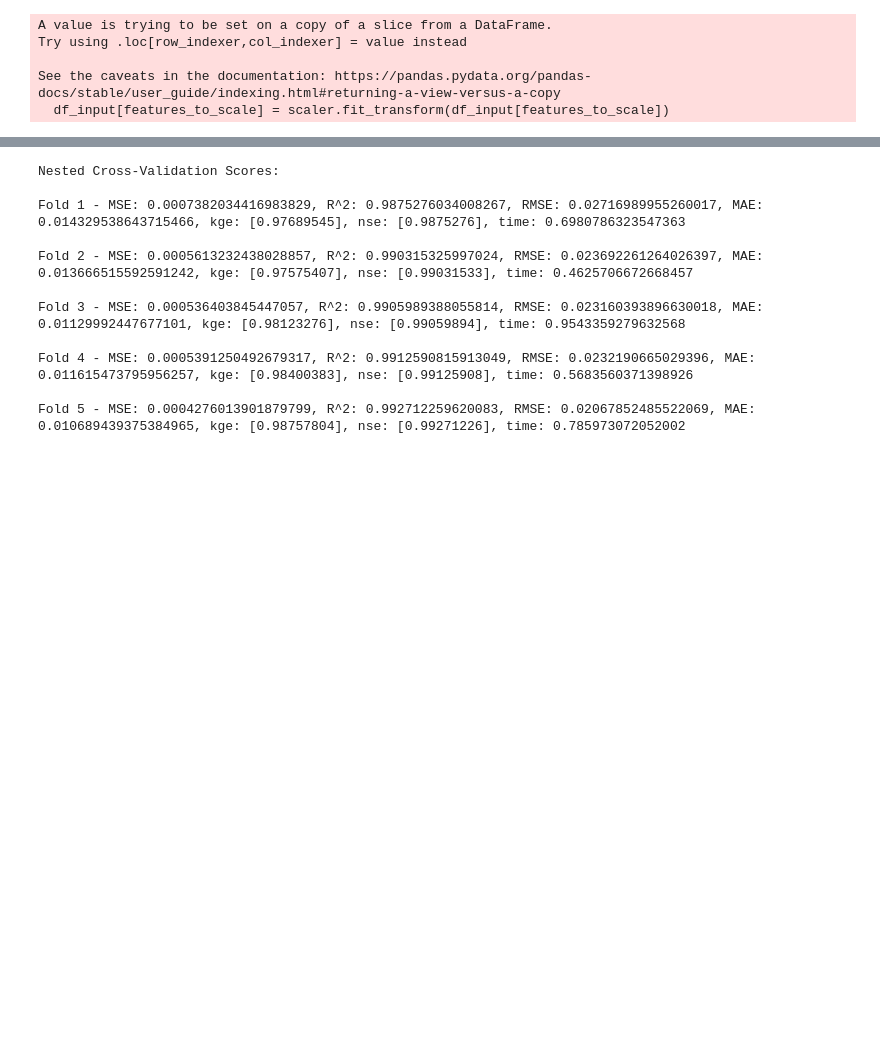
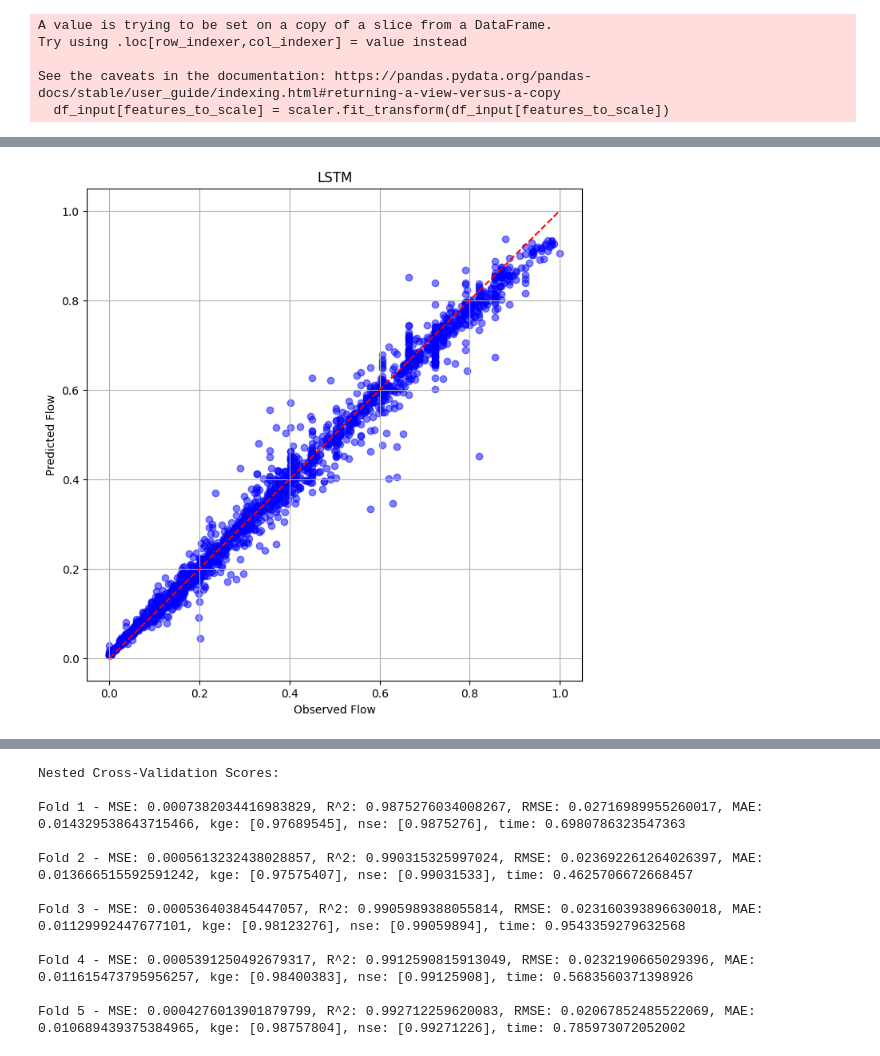
Before and after one commit to UkeshThapa/Snowmelt-Driven-Streamflow-Prediction, a Jupyter notebook: snowmelt_prediction_LSTM.ipynb, the cells around one changed output, grey strips where cells are left out. Drawn from its saved outputs; the diff is of its cells as text; code cells hidden in the pictures; blank space fills up the shorter version.

Commit message:
update lstm and svr

```diff
--- a/snowmelt_prediction_LSTM.ipynb
+++ b/snowmelt_prediction_LSTM.ipynb
@@ -144,7 +144,7 @@ import numpy as np
 
 # data scaled
 
-df_input = df_snow_melting[['Q','SCA', 'T']]
+df_input = df_snow_melting[['Q','SCA', 'T','P']]
 
 
 def min_max_scaling(data):
@@ -156,7 +156,7 @@ def min_max_scaling(data):
     return scaled_data, min_val, max_val
 
 # Assuming df_snow_melting is your DataFrame
-columns_to_scale = ['Q', 'SCA', 'T']
+columns_to_scale = ['Q', 'SCA', 'T', 'P']
 scaled_df = df_input.copy()
 
 # Apply min-max scaling to specified columns
@@ -371,8 +369,8 @@ for fold_outer_idx, (train_ix, test_ix) in enumerate(outer_cv.split(X)):
             build_lstm_model,
             objective='val_loss',
             max_trials=15,
-            directory=f'/content/drive/MyDrive/research/lstm_parameter/keras_tuner_random_dir_fold_lstm__new_{fold_outer_idx}_{fold_idx}',
-            project_name=f'/content/drive/MyDrive/research/lstm_parameter/keras_tuner_random_dir_fold_lstm__new_{fold_outer_idx}_{fold_idx}/hyperparameter_random_tuning_fold_lstm_{fold_outer_idx}_{fold_idx}'
+            directory=f'/content/drive/MyDrive/research/lstm_parameter/keras_tuner_random_dir_fold_lstm__I4_{fold_outer_idx}_{fold_idx}',
+            project_name=f'/content/drive/MyDrive/research/lstm_parameter/keras_tuner_random_dir_fold_lstm__I4_{fold_outer_idx}_{fold_idx}/hyperparameter_random_tuning_fold_lstm_{fold_outer_idx}_{fold_idx}'
         )
 
         # Search for the best hyperparameters
@@ -491,0 +598,16 @@ Fold 5 - MSE: 0.0004276013901879799, R^2: 0.992712259620083, RMSE: 0.02067852485
+# %%
+import matplotlib.pyplot as plt
+
+# Assuming you have arrays y_pred and y_observed
+# y_pred and y_observed should have the same length
+y_pred = best_model.predict(X).flatten()
+y_observed = y
+plt.figure(figsize=(8, 8))
+plt.scatter(y_observed, y_pred, color='blue', alpha=0.5)
+plt.plot([min(y_observed), max(y_observed)], [min(y_observed), max(y_observed)], color='red', linestyle='--')
+plt.title('LSTM')
+plt.xlabel('Observed Flow')
+plt.ylabel('Predicted Flow')
+plt.grid(True)
+plt.show()
+# %% [output]
@@ -491,0 +615 @@ Fold 5 - MSE: 0.0004276013901879799, R^2: 0.992712259620083, RMSE: 0.02067852485
+[figure, added]
```
Also changed, not shown: parts of 20 cells of this notebook.
